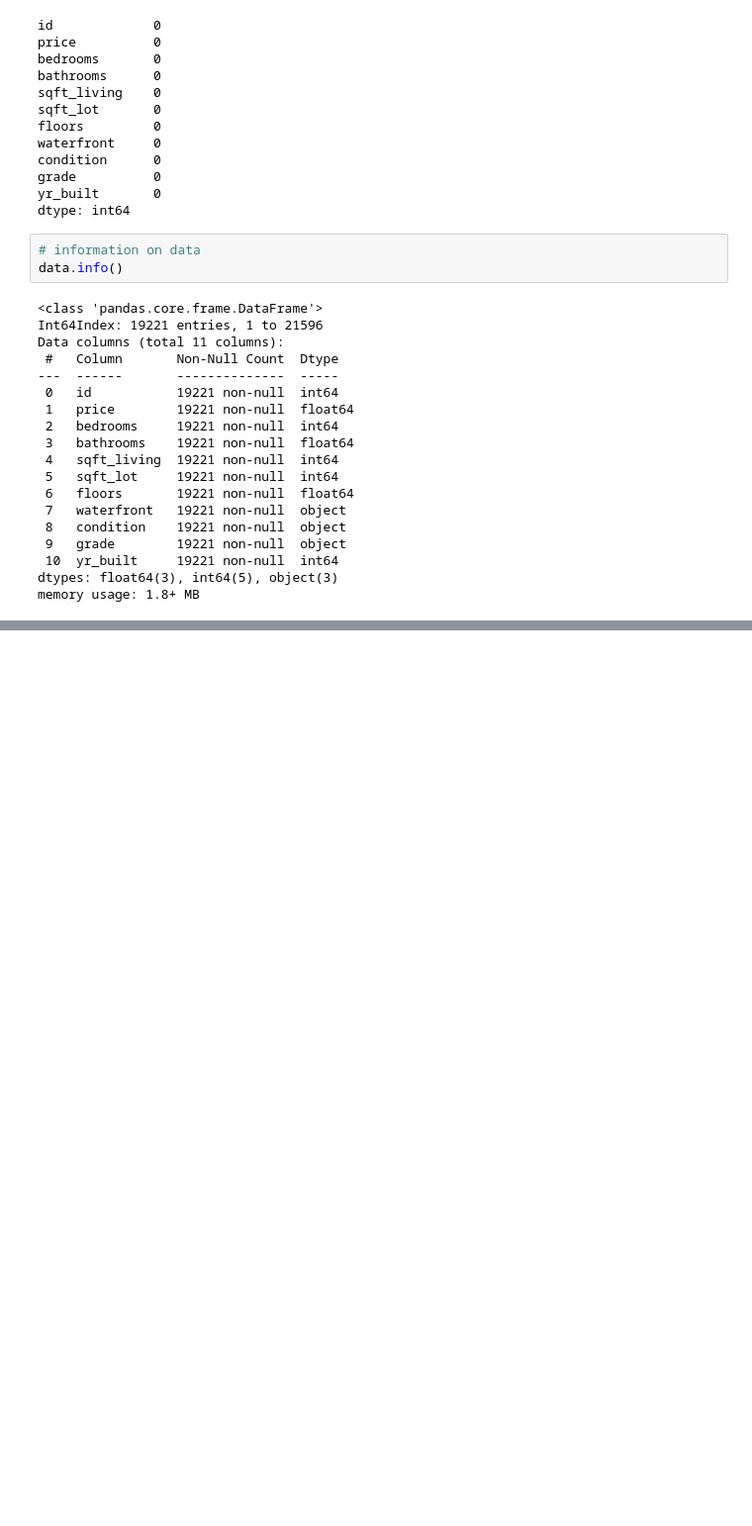
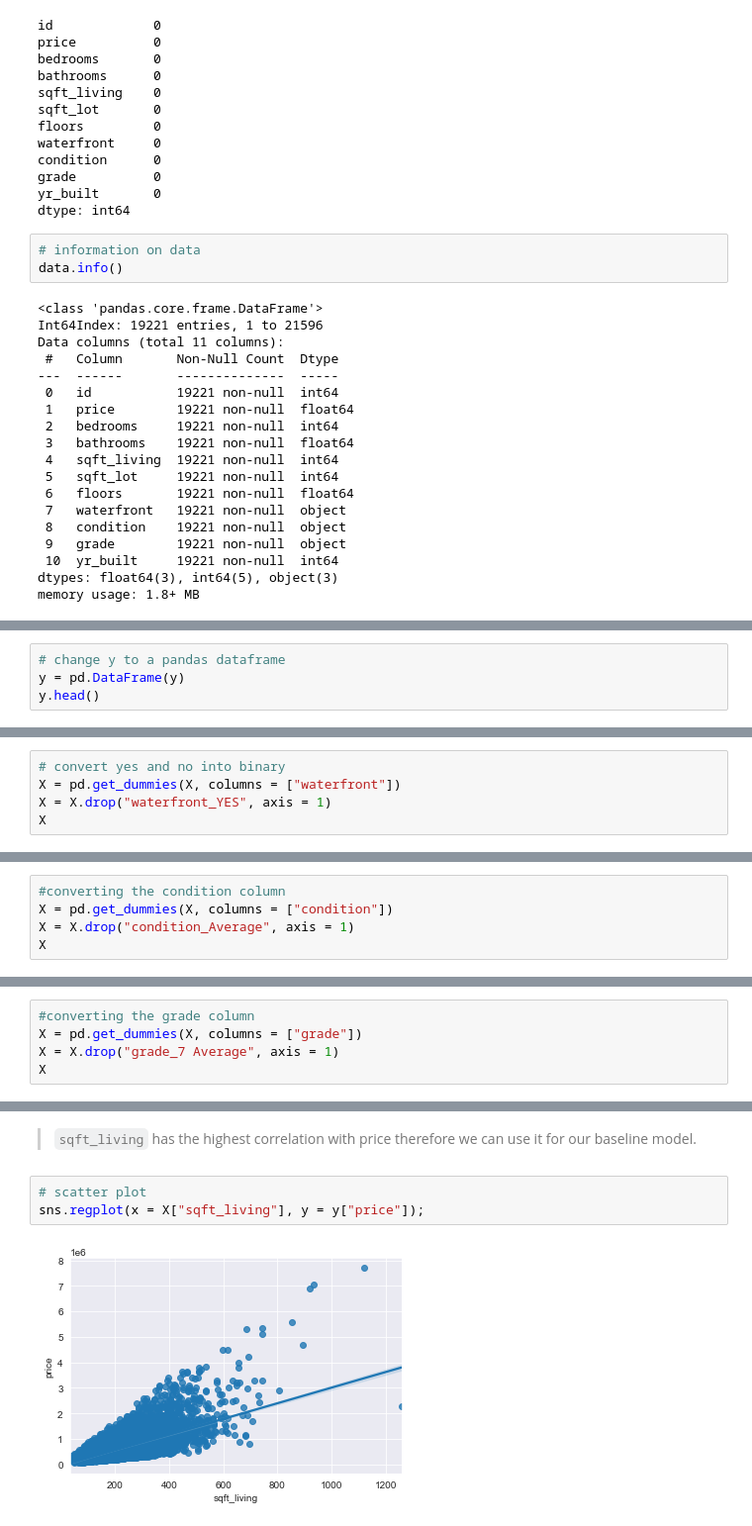
Before and after one commit to Gorreti/dsc-phase-2-project-v2-3, a Jupyter notebook: student.ipynb, the cells around one changed output, grey strips where cells are left out. Shown at 99% size. Drawn from its saved outputs; the diff is of its cells as text; blank space fills up the shorter version.

````diff
--- a/student.ipynb
+++ b/student.ipynb
@@ -259,0 +529,4 @@ memory usage: 1.8+ MB
+# %%
+# change y to a pandas dataframe
+y = pd.DataFrame(y)
+y.head()
@@ -259,0 +561,5 @@ memory usage: 1.8+ MB
+# %%
+# convert yes and no into binary
+X = pd.get_dummies(X, columns = ["waterfront"])
+X = X.drop("waterfront_YES", axis = 1)
+X
@@ -259,0 +592,5 @@ memory usage: 1.8+ MB
+# %%
+#converting the condition column
+X = pd.get_dummies(X, columns = ["condition"])
+X = X.drop("condition_Average", axis = 1)
+X
@@ -259,0 +629,5 @@ memory usage: 1.8+ MB
+# %%
+#converting the grade column
+X = pd.get_dummies(X, columns = ["grade"])
+X = X.drop("grade_7 Average", axis = 1)
+X
@@ -259,0 +676,7 @@ memory usage: 1.8+ MB
+# %% [markdown]
+> ```sqft_living``` has the highest correlation with price therefore we can use it for our baseline model.
+# %%
+# scatter plot
+sns.regplot(x = X["sqft_living"], y = y["price"]);
+# %% [output]
+[figure, added]
````
Also changed, not shown: parts of 100 cells of this notebook.
